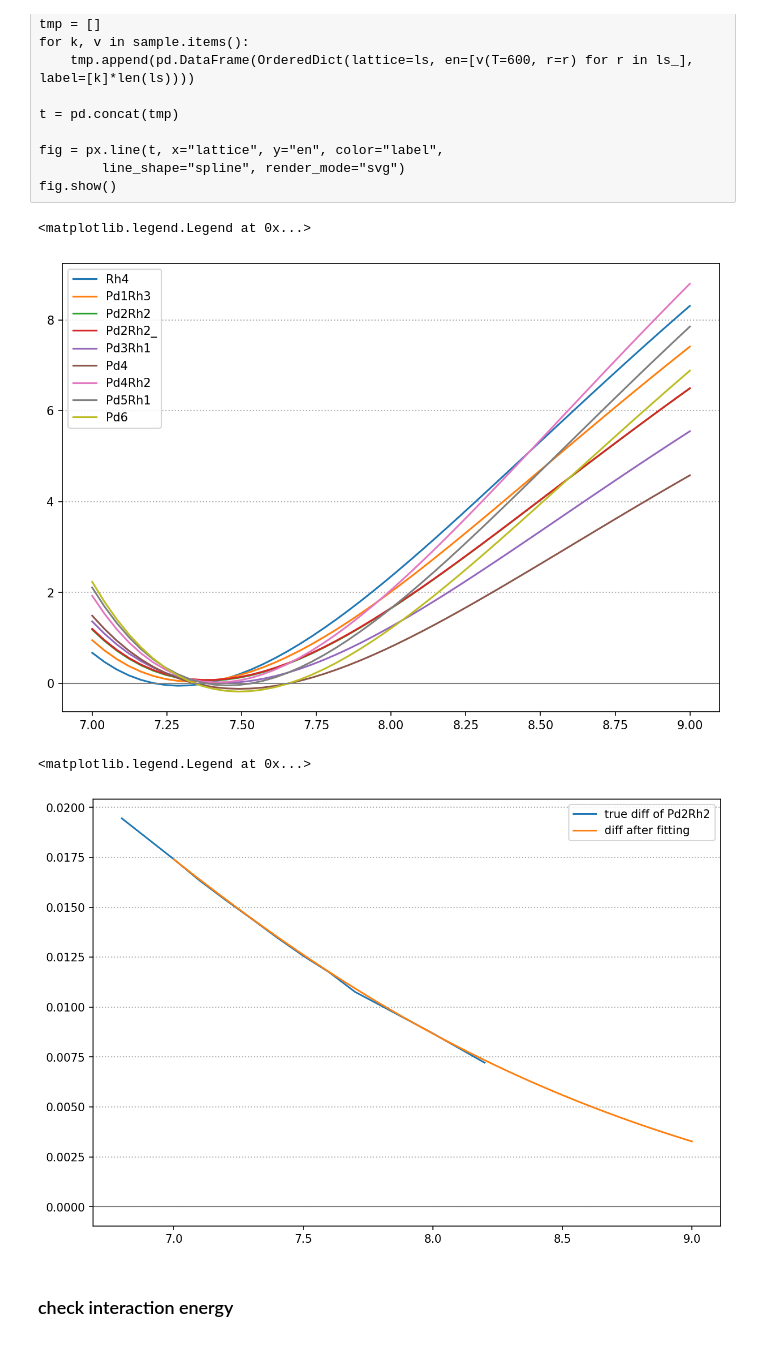
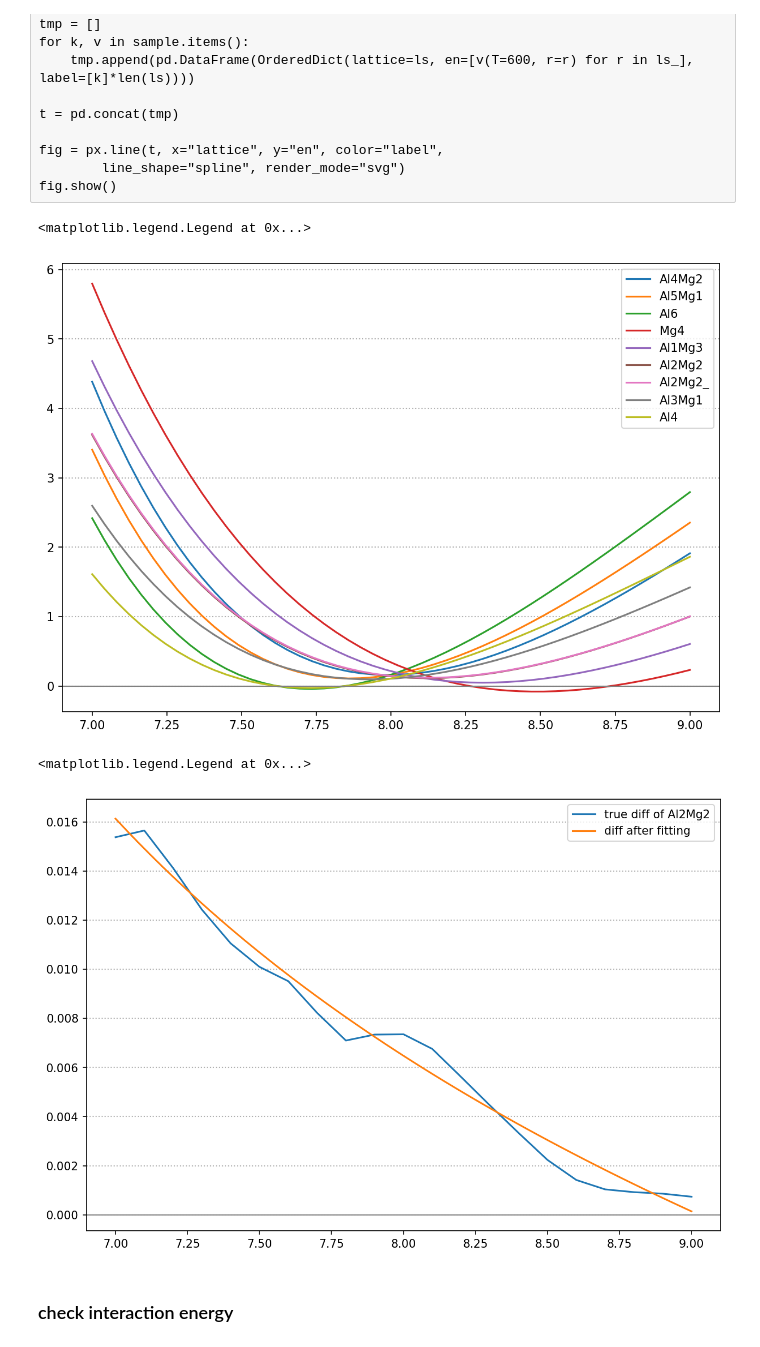
Before and after one commit to kidddddd1984/CVM, a Jupyter notebook: samples/tetrahedron.ipynb, the cells around one changed output. Drawn from its saved outputs; the diff is of its cells as text; code cells hidden in the pictures.

```diff
--- a/samples/tetrahedron.ipynb
+++ b/samples/tetrahedron.ipynb
@@ -76,8 +76,8 @@ def process(meta, *results, experiment=None):
 # %% [markdown]
 # Reading input set
 # %%
-# tetra = Tetrahedron.from_input_set('AlMg')
-tetra = Tetrahedron.from_input_set('PdRh')
+tetra = Tetrahedron.from_input_set('AlMg')
+# tetra = Tetrahedron.from_input_set('PdRh')
 
 with cvm_context(simple_print='True'):
     print(tetra)
@@ -193,35 +197,35 @@ plt.grid(axis='y', linestyle=':', linewidth=1)
 plt.legend()
 # %% [output]
 <matplotlib.legend.Legend at 0x...>
-[figure, old version]
+[figure, new version]
 # %%
 plt.figure(figsize=(10, 7), dpi=150)
 
 sample = tetra.tag_800k
 normalizer = sample.normalizer
 
 for k, v in normalizer.items():
     ls = normalizer.interaction_energies.columns.values
     plt.plot(ls, v, label=f'true diff of {k}')
 
 ls = np.linspace(7.0, 9.0, 50)
 ls_ = UnitConvert.lc2ad(ls)
 t = 0
 for k, v in sample.items():
-#     if k not in ['Al2Mg2', 'Al2Mg2_']:
-    if k not in ['Pd2Rh2', 'Pd2Rh2_']:
+    if k not in ['Al2Mg2', 'Al2Mg2_']:
+#     if k not in ['Pd2Rh2', 'Pd2Rh2_']:
         continue
     t = np.array([v(T=300, r=r) for r in ls_]) - t
 plt.plot(ls, t, label='diff after fitting')
 
 
 plt.axhline(y=0, color='gray', ls='-', lw=1.0)
 plt.grid(axis='y', linestyle=':', linewidth=1)
 # plt.ylim(-1.2, 5)
 plt.legend()
 # %% [output]
 <matplotlib.legend.Legend at 0x...>
-[figure, old version]
+[figure, new version]
 # %% [markdown]
 ### check interaction energy
 # %% [raw]
```
Also changed, not shown: parts of 11 cells of this notebook, 3 other files.
